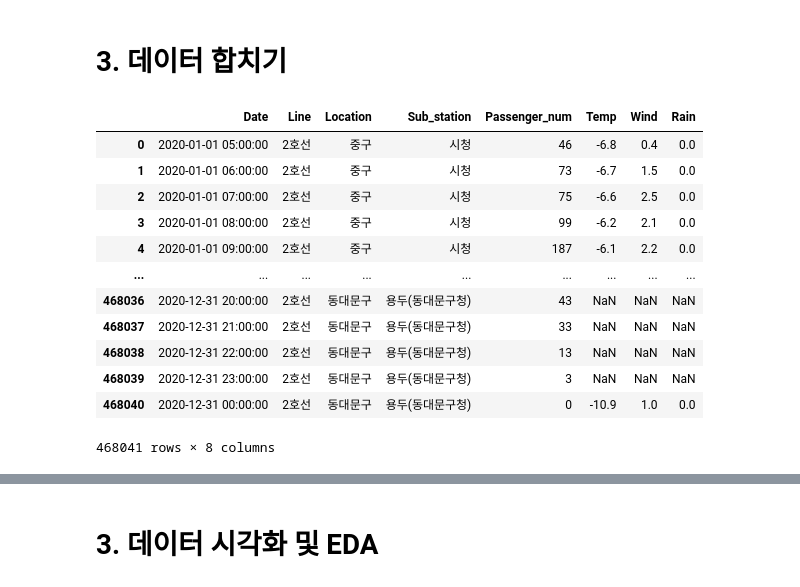
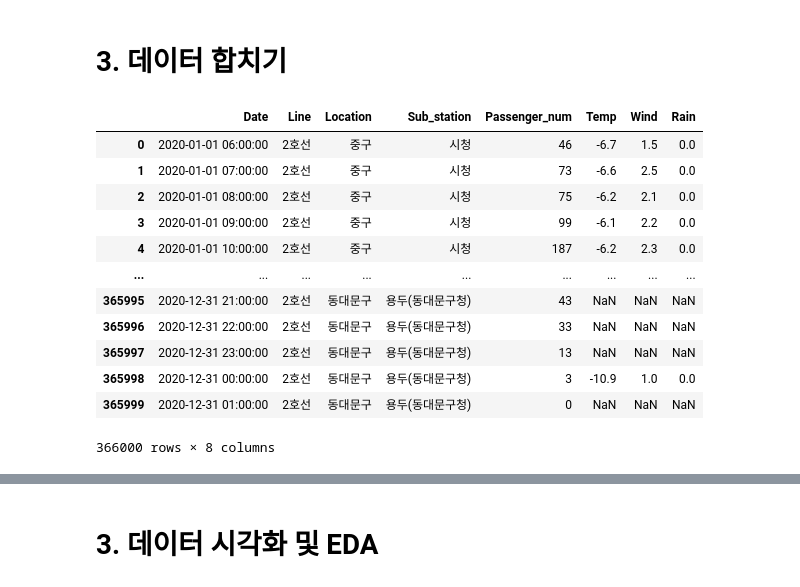
Before and after one commit to HyeongSeok-Park/Academy_Second_Project, a Jupyter notebook: 데이터 전처리 및 시각화.ipynb, the cells around one changed output, grey strips where cells are left out. Saved outputs shown, nothing was run; the diff lists cells and outputs as text; code cells hidden in the pictures.

```diff
--- a/데이터 전처리 및 시각화.ipynb
+++ b/데이터 전처리 및 시각화.ipynb
@@ -212,0 +424,6 @@ sub_2020_edit4
+# %%
+# 3차 가공 데이터에 위치 정보 생성
+location = []
+for i in sub_2020_edit3['역명'] :
+  location.append(sub_location[i])
+sub_2020_edit3['위치'] = location
@@ -433,6 +786,13 @@ weather_2020_edit4['Location'].value_counts()
 구로       8687
 은평       8596
 Name: Location, dtype: int64
-# %%
-for i in range(len(weather_2020_edit4['Location'])) :
-  weather_2020_edit4['Location'][i] = weather_2020_edit4['Location'][i]+'구'
+# %%
+# 관악(레) 경기도 과천시에 위치 (2호선이 지나지 않음) -> 데이터 제외
+weather_2020_edit4 = weather_2020_edit4[weather_2020_edit4['Location'] != '관악(레)']
+# 현충원지점 데이터 대신 남현구지점 데이터를 사용하면 될 것으로 판단 -> 데이터 제외
+weather_2020_edit4 = weather_2020_edit4[weather_2020_edit4['Location'] != '현충원']
+# 한강지점 데이터 대신 영등포지점 데이터를 사용하면 될 것으로 판단 -> 데이터 제외
+weather_2020_edit4 = weather_2020_edit4[weather_2020_edit4['Location'] != '한강']
+weather_2020_edit4 = weather_2020_edit4.reset_index(drop=True)
+
+weather_2020_edit4['Location'].value_counts()
@@ -439,21 +817,17 @@ for i in range(len(weather_2020_edit4['Location'])) :
 # %%
 for j in range(len(weather_2020_edit4['Location'])) :
-  if weather_2020_edit4['Location'][j] == '관악(레)구' :
-    weather_2020_edit4['Location'][j] = '관악구'
-  elif weather_2020_edit4['Location'][j] == '기상청구' :
+  if weather_2020_edit4['Location'][j] == '관악' :
+    weather_2020_edit4['Location'][j] = '관악구1'
+  elif weather_2020_edit4['Location'][j] == '남현' :
+    weather_2020_edit4['Location'][j] = '관악구2'
+  elif weather_2020_edit4['Location'][j] == '기상청' :
     weather_2020_edit4['Location'][j] = '동작구'
-  elif weather_2020_edit4['Location'][j] == '남현구' :
-    weather_2020_edit4['Location'][j] = '관악구'
-  elif weather_2020_edit4['Location'][j] == '현충원구' :
-    weather_2020_edit4['Location'][j] = '동작구'
-  elif weather_2020_edit4['Location'][j] == '한강구' :
-    weather_2020_edit4['Location'][j] = '영등포구'
-  elif weather_2020_edit4['Location'][j] == '중구구' :
-    weather_2020_edit4['Location'][j] = '중구'
-  elif weather_2020_edit4['Location'][j] == '영등포 구' :
+  elif weather_2020_edit4['Location'][j] == '중구' :
+    continue
+  elif weather_2020_edit4['Location'][j] == '영등포 ' :
     weather_2020_edit4['Location'][j] = '영등포구'
   else :
-    continue
+    weather_2020_edit4['Location'][j] = weather_2020_edit4['Location'][j]+'구'
 
 weather_2020_edit4
 # %% [output]
@@ -518,23 +892,23 @@ dtype: int64
 # %% [markdown]
 # 3. 데이터 합치기
 # %%
-total_data = pd.merge(sub_2020_edit4, weather_2020_edit4, how='left', on=None )
+total_data = pd.merge(sub_2020_edit5, weather_2020_edit4, how='left', on=None )
 
 total_data
 # %% [output]
 |  | Date | Line | Location | Sub_station | Passenger_num | Temp | Wind | Rain |
-| 0 | 2020-01-01 05:00:00 | 2호선 | 중구 | 시청 | 46 | -6.8 | 0.4 | 0.0 |
-| 1 | 2020-01-01 06:00:00 | 2호선 | 중구 | 시청 | 73 | -6.7 | 1.5 | 0.0 |
-| 2 | 2020-01-01 07:00:00 | 2호선 | 중구 | 시청 | 75 | -6.6 | 2.5 | 0.0 |
-| 3 | 2020-01-01 08:00:00 | 2호선 | 중구 | 시청 | 99 | -6.2 | 2.1 | 0.0 |
-| 4 | 2020-01-01 09:00:00 | 2호선 | 중구 | 시청 | 187 | -6.1 | 2.2 | 0.0 |
+| 0 | 2020-01-01 06:00:00 | 2호선 | 중구 | 시청 | 46 | -6.7 | 1.5 | 0.0 |
+| 1 | 2020-01-01 07:00:00 | 2호선 | 중구 | 시청 | 73 | -6.6 | 2.5 | 0.0 |
+| 2 | 2020-01-01 08:00:00 | 2호선 | 중구 | 시청 | 75 | -6.2 | 2.1 | 0.0 |
+| 3 | 2020-01-01 09:00:00 | 2호선 | 중구 | 시청 | 99 | -6.1 | 2.2 | 0.0 |
+| 4 | 2020-01-01 10:00:00 | 2호선 | 중구 | 시청 | 187 | -6.2 | 2.3 | 0.0 |
 | ... | ... | ... | ... | ... | ... | ... | ... | ... |
-| 468036 | 2020-12-31 20:00:00 | 2호선 | 동대문구 | 용두(동대문구청) | 43 | NaN | NaN | NaN |
-| 468037 | 2020-12-31 21:00:00 | 2호선 | 동대문구 | 용두(동대문구청) | 33 | NaN | NaN | NaN |
-| 468038 | 2020-12-31 22:00:00 | 2호선 | 동대문구 | 용두(동대문구청) | 13 | NaN | NaN | NaN |
-| 468039 | 2020-12-31 23:00:00 | 2호선 | 동대문구 | 용두(동대문구청) | 3 | NaN | NaN | NaN |
-| 468040 | 2020-12-31 00:00:00 | 2호선 | 동대문구 | 용두(동대문구청) | 0 | -10.9 | 1.0 | 0.0 |
+| 365995 | 2020-12-31 21:00:00 | 2호선 | 동대문구 | 용두(동대문구청) | 43 | NaN | NaN | NaN |
+| 365996 | 2020-12-31 22:00:00 | 2호선 | 동대문구 | 용두(동대문구청) | 33 | NaN | NaN | NaN |
+| 365997 | 2020-12-31 23:00:00 | 2호선 | 동대문구 | 용두(동대문구청) | 13 | NaN | NaN | NaN |
+| 365998 | 2020-12-31 00:00:00 | 2호선 | 동대문구 | 용두(동대문구청) | 3 | -10.9 | 1.0 | 0.0 |
+| 365999 | 2020-12-31 01:00:00 | 2호선 | 동대문구 | 용두(동대문구청) | 0 | NaN | NaN | NaN |
-468041 rows × 8 columns
+366000 rows × 8 columns
 # %%
 total_data.isnull().sum()
 # 데이터 확인결과 기상 데이터에서 2020-01-01 00시 데이터, 2020-12-31 데이터가 누락됨을 확인
```
Also changed, not shown: parts of 65 cells of this notebook.
